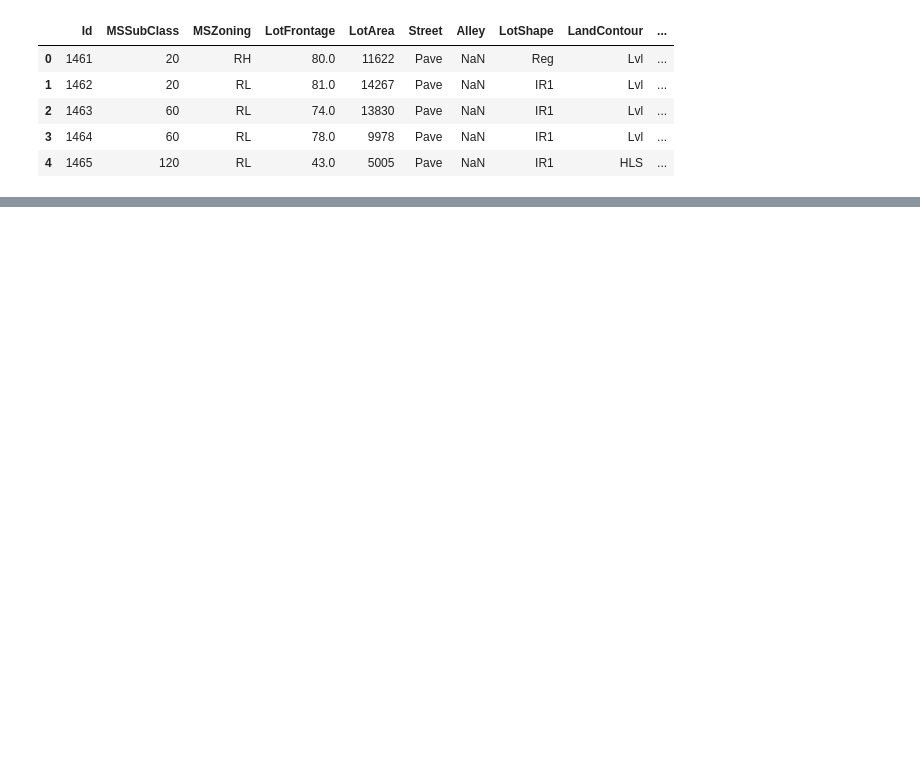
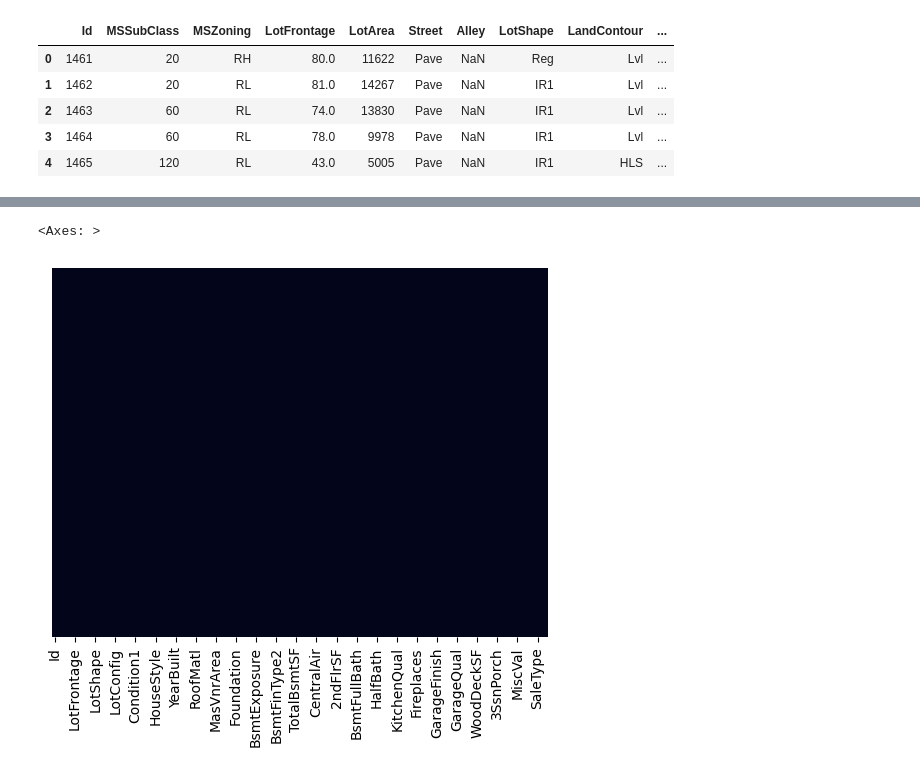
Before and after one commit to muzahid120/kaggle-competition, a Jupyter notebook: house_ price prediction/test.ipynb, the cells around one changed output, grey strips where cells are left out. Saved outputs shown, nothing was run; the diff lists cells and outputs as text; code cells hidden in the pictures; blank space fills up the shorter version.

```diff
--- a/house_ price prediction/test.ipynb
+++ b/house_ price prediction/test.ipynb
@@ -46,3 +48,8 @@ df.head(5)
+# %%
+sns.heatmap(df.isnull(),yticklabels=False,cbar=False)
+# %% [output]
+<Axes: >
+[figure, added]
 # %%
 # check missing value
 df.isnull().mean()*100
```
Also changed, not shown: parts of 6 cells of this notebook, 1 other file.
